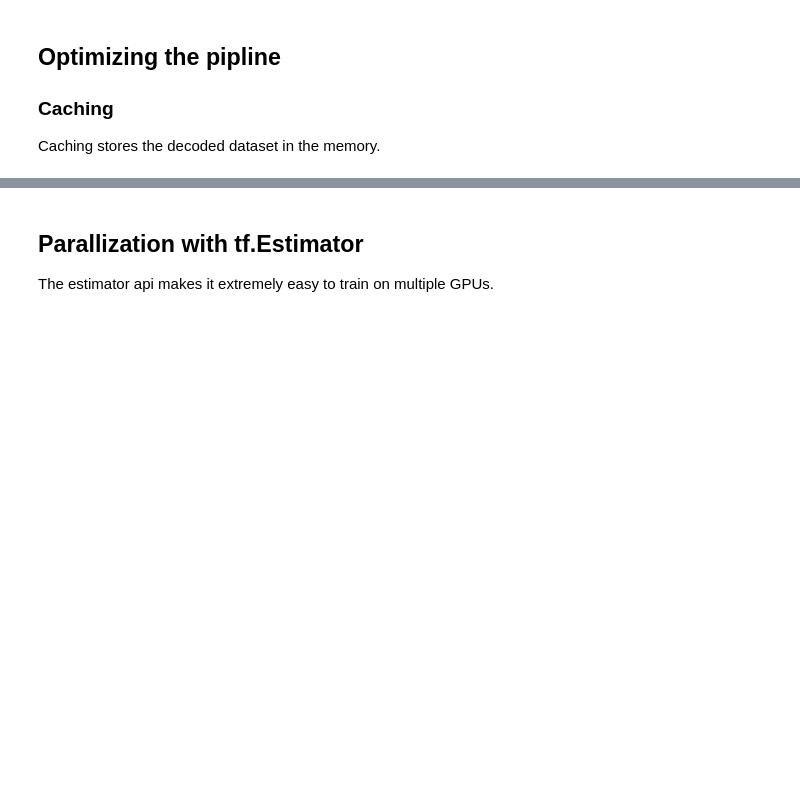
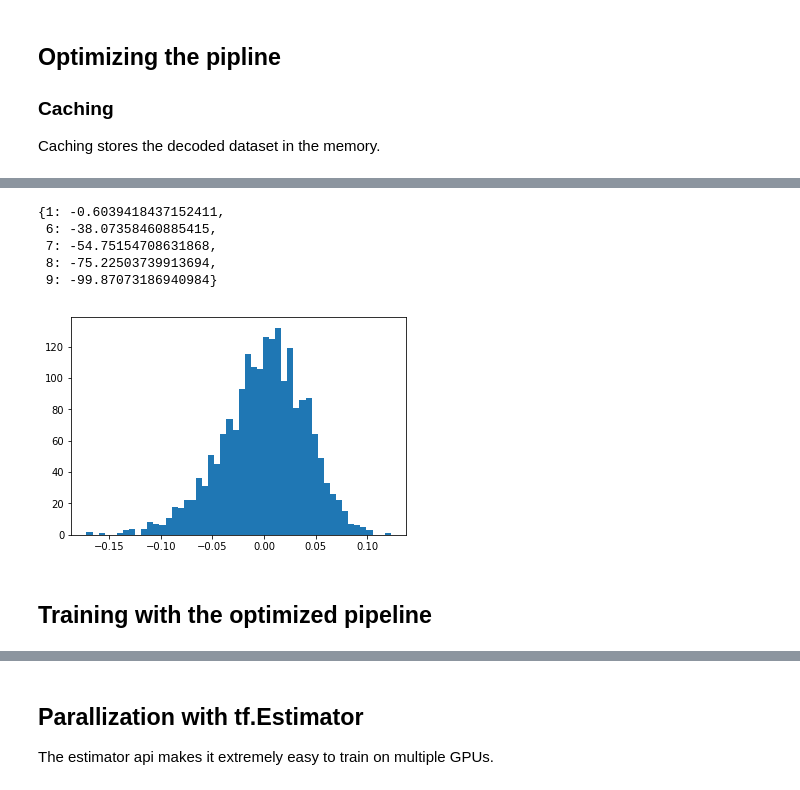
Before and after one commit to Teoroo-CMC/PiNN, a Jupyter notebook: doc/notebooks/2_More_on_training.ipynb, the cells around one changed output, grey strips where cells are left out. Saved outputs shown, nothing was run; the diff lists cells and outputs as text; code cells hidden in the pictures; blank space fills up the shorter version.

```diff
--- a/doc/notebooks/2_More_on_training.ipynb
+++ b/doc/notebooks/2_More_on_training.ipynb
@@ -35,0 +105,4 @@ sess.run(output)
+# %%
+filelist = glob('/home/yunqi/datasets/QM9/dsgdb9nsd/*.xyz')
+dataset = lambda: load_QM9_dataset(filelist, split_ratio={'train':8, 'test':2})
+dress, error = get_atomic_dress(dataset()['train'],[1,6,7,8,9],max_iter=2000)
@@ -35,0 +116,12 @@ sess.run(output)
+# %%
+plt.hist(error,50)
+dress
+# %% [output]
+{1: -0.6039418437152411,
+ 6: -38.07358460885415,
+ 7: -54.75154708631868,
+ 8: -75.22503739913694,
+ 9: -99.87073186940984}
+[figure, added]
+# %% [markdown]
+## Training with the optimized pipeline
```
Also changed, not shown: parts of 21 cells of this notebook, 7 other files.
